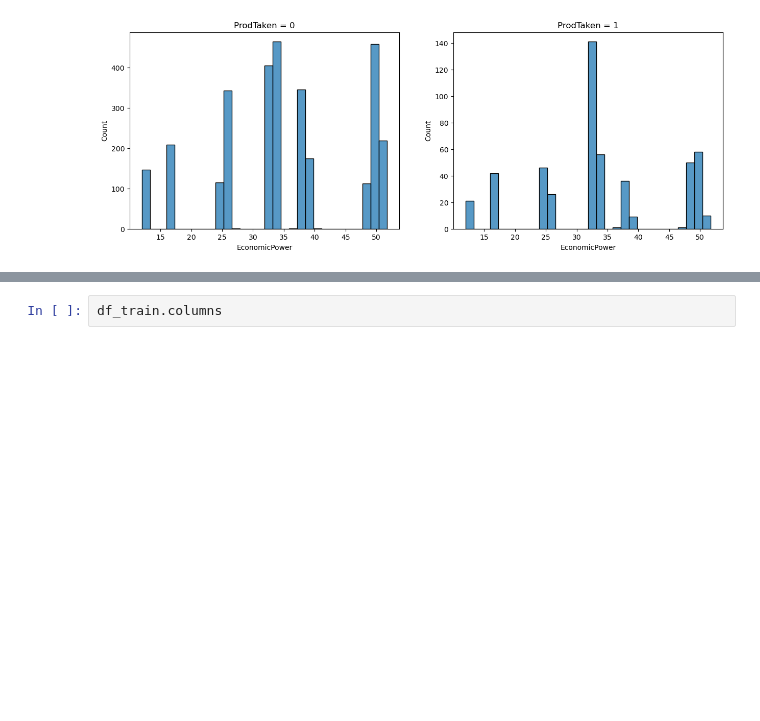
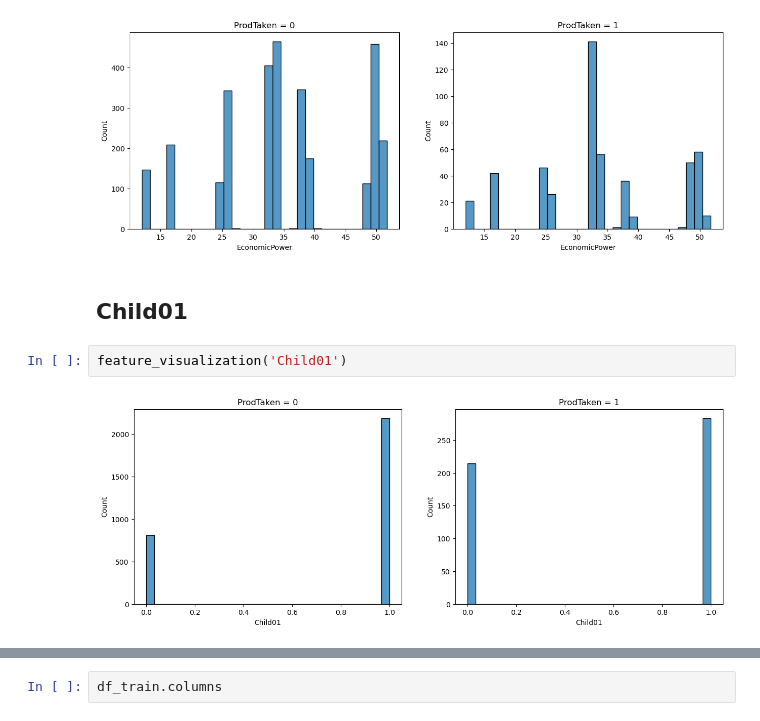
Before and after one commit to RickHub0115/SIGNATE-Summer-Cup-2024, a Jupyter notebook: scr/feature_engineering/feature_relation.ipynb, the cells around one changed output, grey strips where cells are left out. Saved outputs shown, nothing was run; the diff lists cells and outputs as text; blank space fills up the shorter version.

```diff
--- a/scr/feature_engineering/feature_relation.ipynb
+++ b/scr/feature_engineering/feature_relation.ipynb
@@ -326,3 +335,9 @@ feature_visualization('Motivation')
 feature_visualization('EconomicPower')
 # %% [output]
 [figure]
+# %% [markdown]
+## Child01
+# %%
+feature_visualization('Child01')
+# %% [output]
+[figure, added]
```
Also changed, not shown: parts of 4 cells of this notebook, 5 other files.
